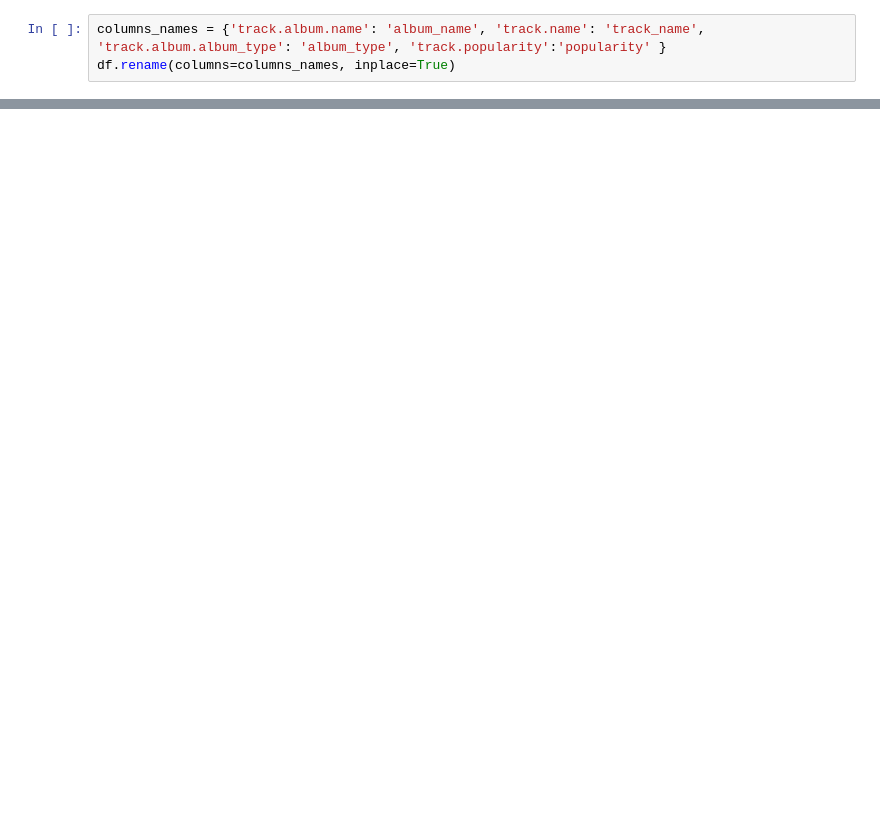
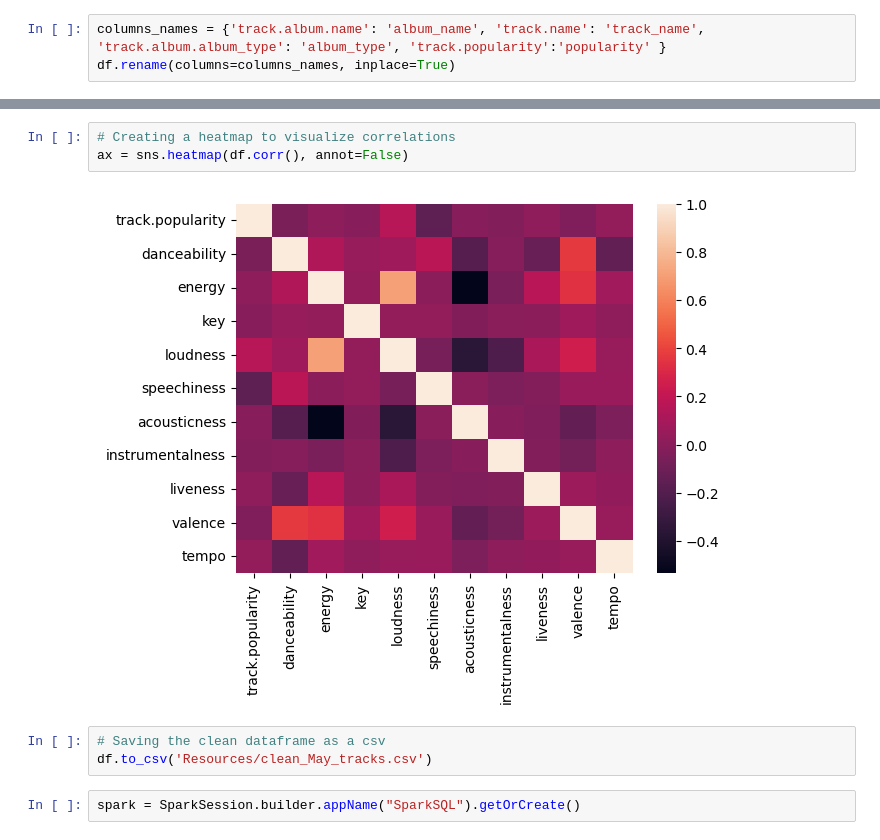
Before and after one commit to abedasalsabil/spotify, a Jupyter notebook: cleaning /proj 4_May.ipynb, the cells around one changed output, grey strips where cells are left out. Drawn from its saved outputs; the diff is of its cells as text; blank space fills up the shorter version.

```diff
--- a/cleaning /proj 4_May.ipynb
+++ b/cleaning /proj 4_May.ipynb
@@ -80,0 +130,10 @@ df
+# %%
+# Creating a heatmap to visualize correlations
+ax = sns.heatmap(df.corr(), annot=False)
+# %% [output]
+[figure, added]
+# %%
+# Saving the clean dataframe as a csv
+df.to_csv('Resources/clean_May_tracks.csv')
+# %%
+spark = SparkSession.builder.appName("SparkSQL").getOrCreate()
```
Also changed, not shown: parts of 11 cells of this notebook, 1 other file.
